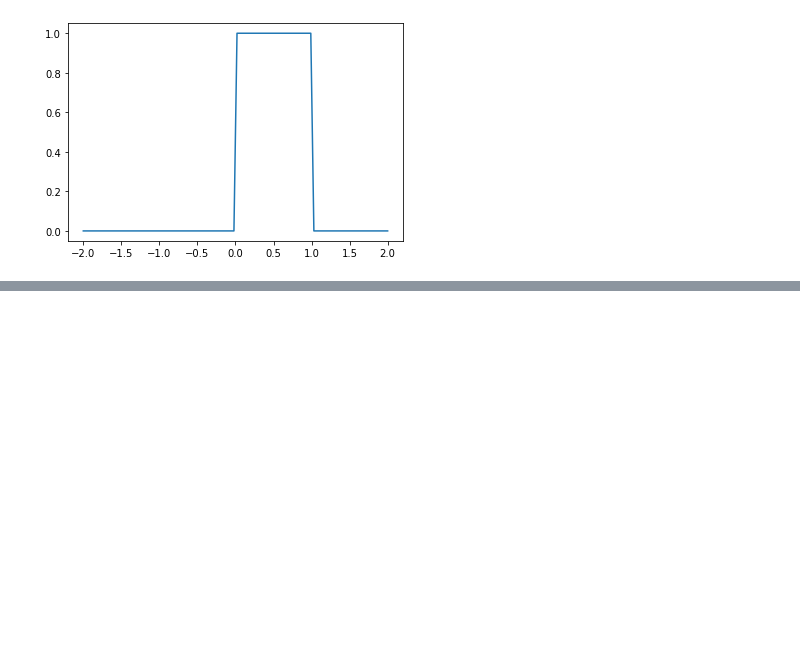
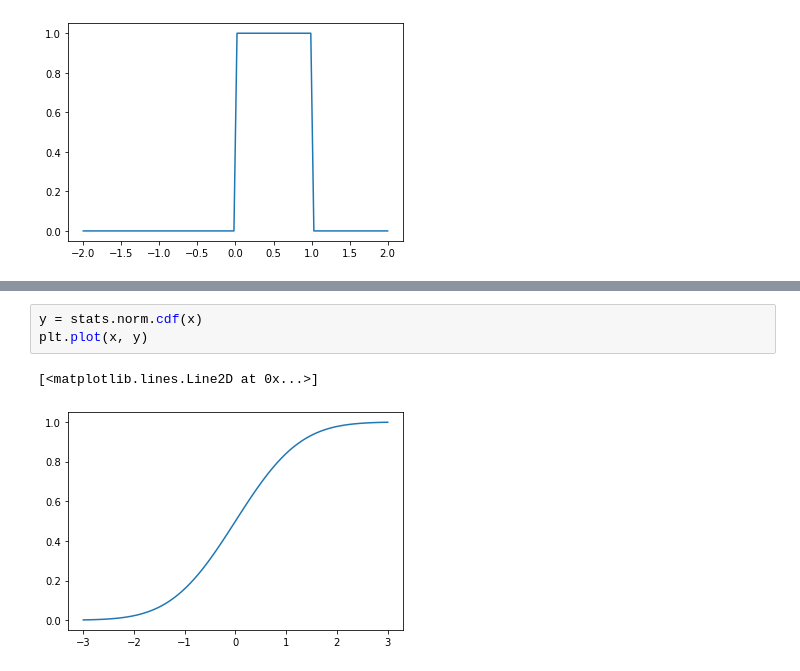
Before and after one commit to 1024xx4/statistics_udemy, a Jupyter notebook: statistics.ipynb, the cells around one changed output, grey strips where cells are left out. Drawn from its saved outputs; the diff is of its cells as text; blank space fills up the shorter version.

```diff
--- a/statistics.ipynb
+++ b/statistics.ipynb
@@ -368,0 +378,6 @@ plt.plot(x, y)
+# %%
+y = stats.norm.cdf(x)
+plt.plot(x, y)
+# %% [output]
+[<matplotlib.lines.Line2D at 0x...>]
+[figure, added]
```
Also changed, not shown: parts of 3 cells of this notebook, 1 other file.
